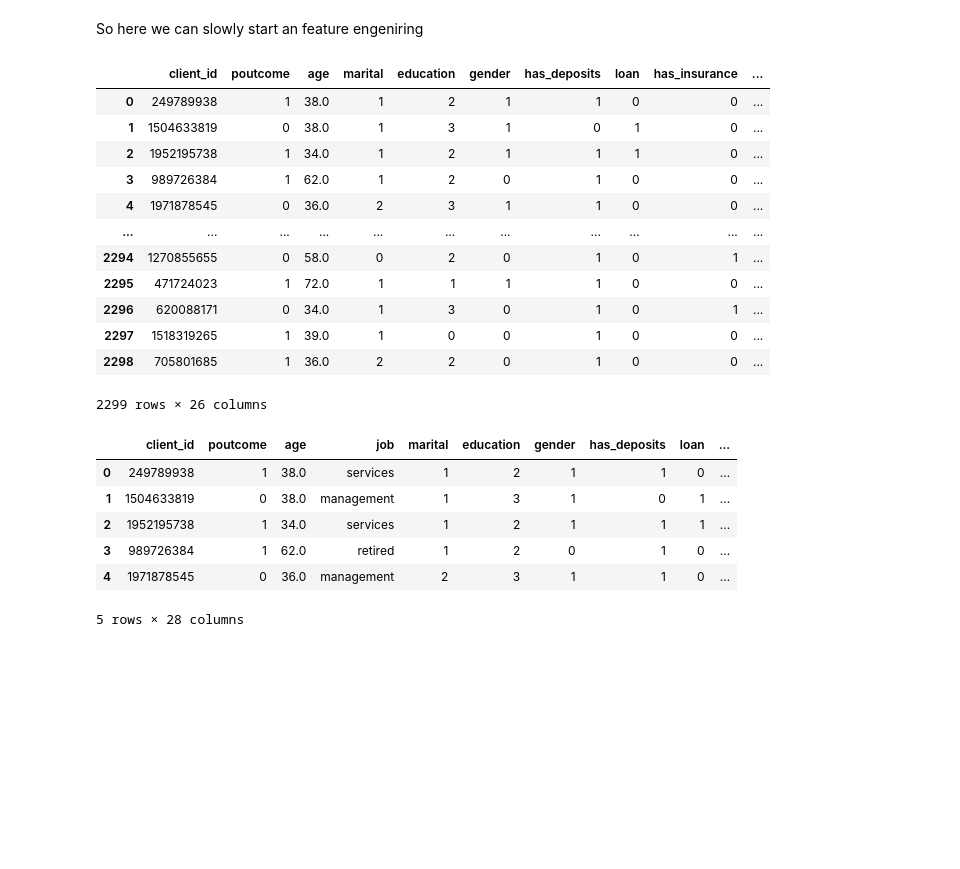
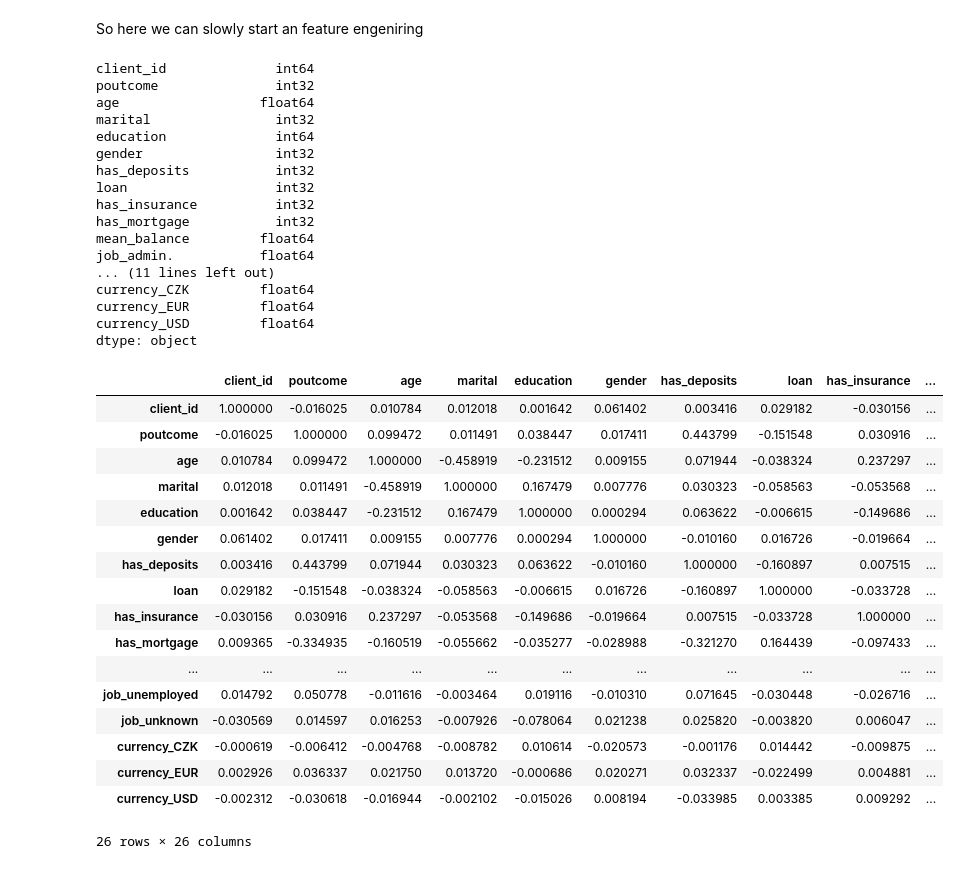
Before and after one commit to VladislavSpirydonau/Final-project-C4Y, a Jupyter notebook: Hello world notebook.ipynb, the cells around one changed output. Drawn from its saved outputs; the diff is of its cells as text; code cells hidden in the pictures; blank space fills up the shorter version.

```diff
--- a/Hello world notebook.ipynb
+++ b/Hello world notebook.ipynb
@@ -168,28 +168,45 @@ ohe_result = ohe.fit_transform(df[['job', 'currency']])
 ohe_df = pd.DataFrame(ohe_result.toarray(), columns=ohe.get_feature_names_out(['job', 'currency']))
 df = pd.concat([df, ohe_df], axis=1)
 # %%
-df.drop(columns=['job', 'currency'])
+df.drop(columns=['job', 'currency'], inplace=True)
-# %% [output]
-|  | client_id | poutcome | age | marital | education | gender | has_deposits | loan | has_insurance | ... |
-| 0 | 249789938 | 1 | 38.0 | 1 | 2 | 1 | 1 | 0 | 0 | ... |
-| 1 | 1504633819 | 0 | 38.0 | 1 | 3 | 1 | 0 | 1 | 0 | ... |
-| 2 | 1952195738 | 1 | 34.0 | 1 | 2 | 1 | 1 | 1 | 0 | ... |
-| 3 | 989726384 | 1 | 62.0 | 1 | 2 | 0 | 1 | 0 | 0 | ... |
-| 4 | 1971878545 | 0 | 36.0 | 2 | 3 | 1 | 1 | 0 | 0 | ... |
-| ... | ... | ... | ... | ... | ... | ... | ... | ... | ... | ... |
-| 2294 | 1270855655 | 0 | 58.0 | 0 | 2 | 0 | 1 | 0 | 1 | ... |
-| 2295 | 471724023 | 1 | 72.0 | 1 | 1 | 1 | 1 | 0 | 0 | ... |
-| 2296 | 620088171 | 0 | 34.0 | 1 | 3 | 0 | 1 | 0 | 1 | ... |
-| 2297 | 1518319265 | 1 | 39.0 | 1 | 0 | 0 | 1 | 0 | 0 | ... |
-| 2298 | 705801685 | 1 | 36.0 | 2 | 2 | 0 | 1 | 0 | 0 | ... |
-2299 rows × 26 columns
 # %%
-df.head()
+df.dtypes
 # %% [output]
-|  | client_id | poutcome | age | job | marital | education | gender | has_deposits | loan | ... |
-| 0 | 249789938 | 1 | 38.0 | services | 1 | 2 | 1 | 1 | 0 | ... |
-| 1 | 1504633819 | 0 | 38.0 | management | 1 | 3 | 1 | 0 | 1 | ... |
-| 2 | 1952195738 | 1 | 34.0 | services | 1 | 2 | 1 | 1 | 1 | ... |
-| 3 | 989726384 | 1 | 62.0 | retired | 1 | 2 | 0 | 1 | 0 | ... |
-| 4 | 1971878545 | 0 | 36.0 | management | 2 | 3 | 1 | 1 | 0 | ... |
-5 rows × 28 columns
+client_id              int64
+poutcome               int32
+age                  float64
+marital                int32
+education              int64
+gender                 int32
+has_deposits           int32
+loan                   int32
+has_insurance          int32
+has_mortgage           int32
+mean_balance         float64
+job_admin.           float64
+... (11 lines left out)
+currency_CZK         float64
+currency_EUR         float64
+currency_USD         float64
+dtype: object
+# %%
+df.corr()
+# %% [output]
+|  | client_id | poutcome | age | marital | education | gender | has_deposits | loan | has_insurance | ... |
+| client_id | 1.000000 | -0.016025 | 0.010784 | 0.012018 | 0.001642 | 0.061402 | 0.003416 | 0.029182 | -0.030156 | ... |
+| poutcome | -0.016025 | 1.000000 | 0.099472 | 0.011491 | 0.038447 | 0.017411 | 0.443799 | -0.151548 | 0.030916 | ... |
+| age | 0.010784 | 0.099472 | 1.000000 | -0.458919 | -0.231512 | 0.009155 | 0.071944 | -0.038324 | 0.237297 | ... |
+| marital | 0.012018 | 0.011491 | -0.458919 | 1.000000 | 0.167479 | 0.007776 | 0.030323 | -0.058563 | -0.053568 | ... |
+| education | 0.001642 | 0.038447 | -0.231512 | 0.167479 | 1.000000 | 0.000294 | 0.063622 | -0.006615 | -0.149686 | ... |
+| gender | 0.061402 | 0.017411 | 0.009155 | 0.007776 | 0.000294 | 1.000000 | -0.010160 | 0.016726 | -0.019664 | ... |
+| has_deposits | 0.003416 | 0.443799 | 0.071944 | 0.030323 | 0.063622 | -0.010160 | 1.000000 | -0.160897 | 0.007515 | ... |
+| loan | 0.029182 | -0.151548 | -0.038324 | -0.058563 | -0.006615 | 0.016726 | -0.160897 | 1.000000 | -0.033728 | ... |
+| has_insurance | -0.030156 | 0.030916 | 0.237297 | -0.053568 | -0.149686 | -0.019664 | 0.007515 | -0.033728 | 1.000000 | ... |
+| has_mortgage | 0.009365 | -0.334935 | -0.160519 | -0.055662 | -0.035277 | -0.028988 | -0.321270 | 0.164439 | -0.097433 | ... |
+| ... | ... | ... | ... | ... | ... | ... | ... | ... | ... | ... |
+| job_unemployed | 0.014792 | 0.050778 | -0.011616 | -0.003464 | 0.019116 | -0.010310 | 0.071645 | -0.030448 | -0.026716 | ... |
+| job_unknown | -0.030569 | 0.014597 | 0.016253 | -0.007926 | -0.078064 | 0.021238 | 0.025820 | -0.003820 | 0.006047 | ... |
+| currency_CZK | -0.000619 | -0.006412 | -0.004768 | -0.008782 | 0.010614 | -0.020573 | -0.001176 | 0.014442 | -0.009875 | ... |
+| currency_EUR | 0.002926 | 0.036337 | 0.021750 | 0.013720 | -0.000686 | 0.020271 | 0.032337 | -0.022499 | 0.004881 | ... |
+| currency_USD | -0.002312 | -0.030618 | -0.016944 | -0.002102 | -0.015026 | 0.008194 | -0.033985 | 0.003385 | 0.009292 | ... |
+26 rows × 26 columns
```
Also changed, not shown: parts of 13 cells of this notebook.
